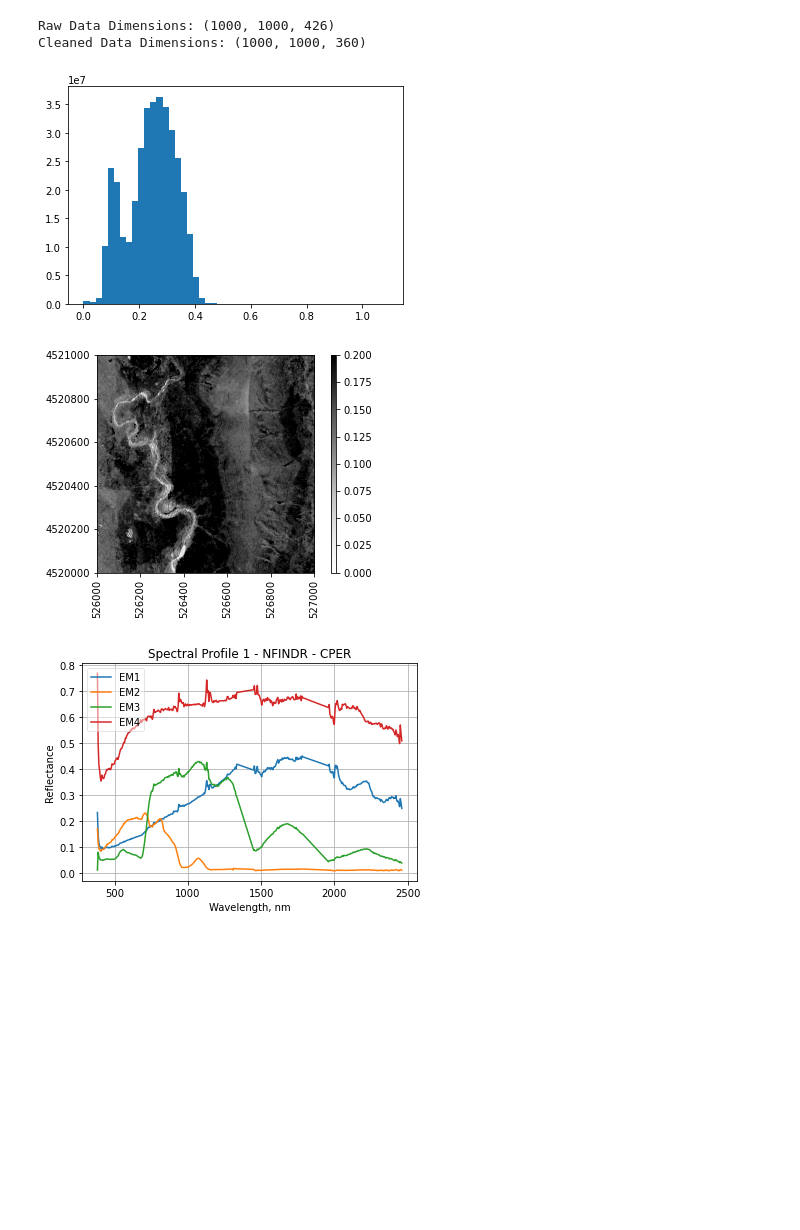
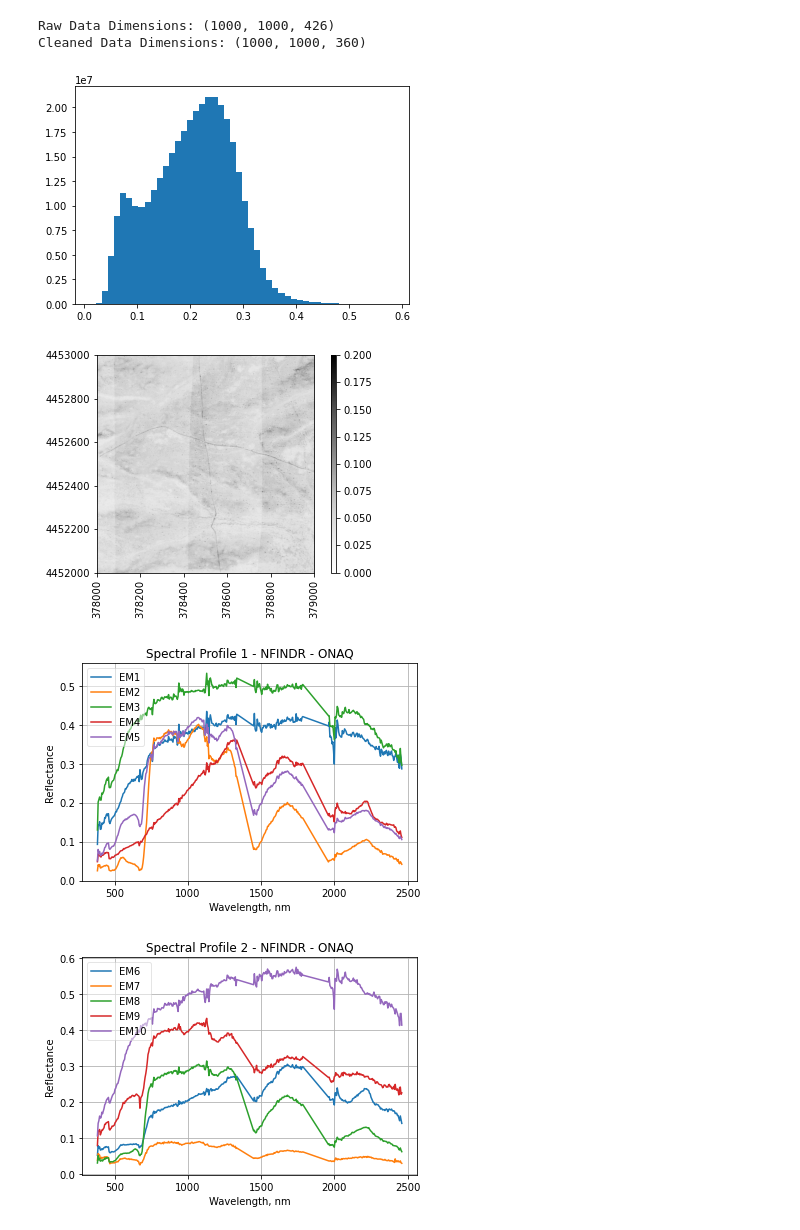
Before and after one commit to kessb/sagebrush-ecosystem-modeling, a Jupyter notebook: scripts/Hyperspectral_Test.ipynb, the cells around one changed output. Saved outputs shown, nothing was run; the diff lists cells and outputs as text; code cells hidden in the pictures; blank space fills up the shorter version.

```diff
--- a/scripts/Hyperspectral_Test.ipynb
+++ b/scripts/Hyperspectral_Test.ipynb
@@ -278,7 +278,7 @@ def plot_aop_refl(band_array,
 # Readme, click output to view
 h5=[]
 tif=[]
-data_product_url='https://data.neonscience.org/api/v0/data/DP1.30006.001/ONAQ/2019-05'
+data_product_url='https://data.neonscience.org/api/v0/data/DP3.30006.001/ONAQ/2019-05'
 call_response = requests.get(data_product_url)
 for i in call_response.json()['data']['files']:
     data_file_url=i['url']
@@ -287,13 +287,9 @@ for i in call_response.json()['data']['files']:
 #     if not file_format_tif == -1:
 #         print(data_file_url)
 #         tif.append(data_file_url)
-    target_1=data_file_url.find('171805')
-    target_2=data_file_url.find('164336')
+
     if not file_format_h5 == -1:
-        if not target_1 == -1:
-            print(data_file_url)
-        elif not target_2 == -1:
-            print(data_file_url)
+        print(data_file_url)
 #         h5.append(data_file_url)
 
 # url = "https://neon-aop-products.s3.data.neonscience.org:443/2019/FullSite/D15/2019_ONAQ_2/L3/Spectrometer/Reflectance/NEON_D15_ONAQ_DP3_379000_4452000_reflectance.h5?X-Amz-Algorithm=AWS4-HMAC-SHA256&X-Amz-Date=20200610T051611Z&X-Amz-SignedHeaders=host&X-Amz-Expires=3600&X-Amz-Credential=pub-internal-read%2F20200610%2Fus-west-2%2Fs3%2Faws4_request&X-Amz-Signature=f743cc362d0cbe381ce40e8a950e501a090835261542024ebf471c39a9fea1d8"
@@ -315,5 +328,5 @@ for i in sorted(h5):
 # %%
-ONAQ_hyp_refl=glob(os.path.join('data','NEON','*CPER*','*DP3*'))
+ONAQ_hyp_refl=glob(os.path.join('data','NEON','*ONAQ*','*DP3*'))
 
 ONAQ_data={}
 for file in ONAQ_hyp_refl:
@@ -502,12 +514,12 @@ Cleaned Data Dimensions: (1000, 1000, 360)
 # %%
 plt.hist(data_clean[~np.isnan(data_clean)],50);
 # %% [output]
-[figure, old version]
+[figure, new version]
 # %%
 plot_aop_refl(data_clean[:,:,0],
               metadata_clean['spatial extent'],
               (0,0.2))
 # %% [output]
-[figure, old version]
+[figure, new version]
 # %%
 ee = eea.NFINDR()
@@ -520,9 +532,10 @@ ee_axes['wavelength'] = [float(i) for i in metadata_clean['wavelength']]
 ee_axes['x']='Wavelength, nm' #x axis label
 ee_axes['y']='Reflectance' #y axis label
 # %%
-ee.display(axes=ee_axes,suffix='CPER')
+ee.display(axes=ee_axes,suffix='ONAQ')
 # %% [output]
-[figure, old version]
+[figure, new version]
+[figure, added]
 # %%
 am = amap.FCLS() #define am object using the amap
 amaps = am.map(data_clean,U,normalize=False) #create abundance maps for the HSI cubems
```
Also changed, not shown: parts of 5 cells of this notebook.
